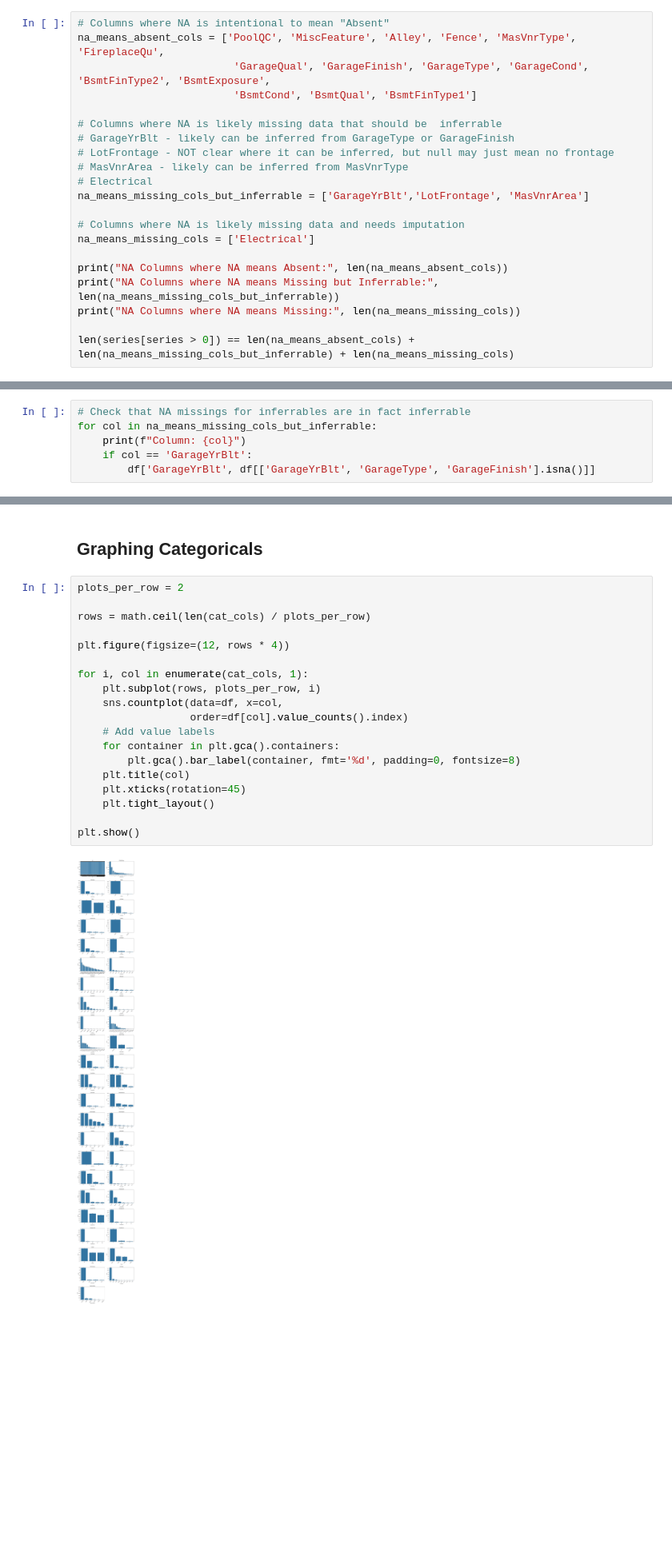
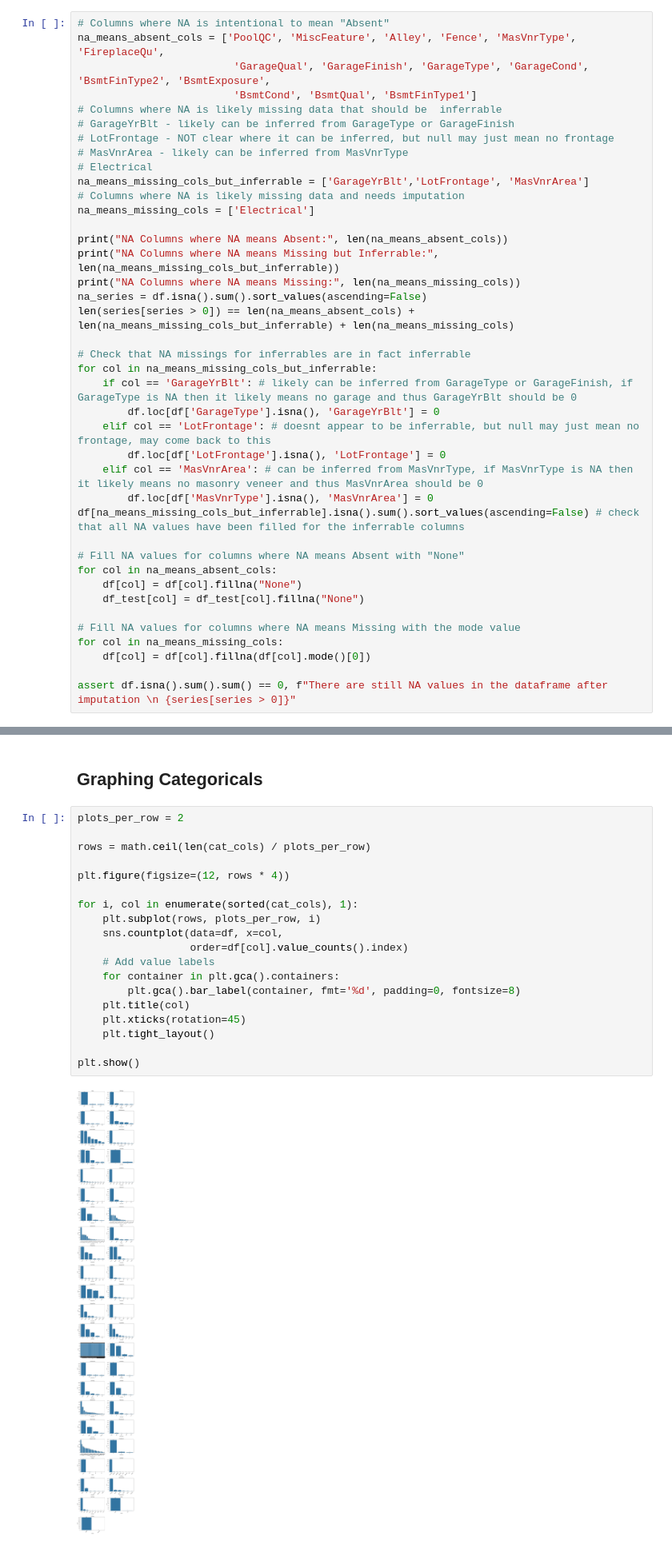
Before and after one commit to Rmorsch/Ames-House-Prices, a Jupyter notebook: EDA.ipynb, the cells around one changed output, grey strips where cells are left out. Shown at 80% size. Drawn from its saved outputs; the diff is of its cells as text; blank space fills up the shorter version.

Commit message:
[feat] null handling, models, and model analysis

```diff
--- a/EDA.ipynb
+++ b/EDA.ipynb
@@ -106,22 +109,41 @@ Didn't know this but a lot of these Nulls aren't actually Nulls, but pandas read
 na_means_absent_cols = ['PoolQC', 'MiscFeature', 'Alley', 'Fence', 'MasVnrType', 'FireplaceQu',
                          'GarageQual', 'GarageFinish', 'GarageType', 'GarageCond', 'BsmtFinType2', 'BsmtExposure',
                          'BsmtCond', 'BsmtQual', 'BsmtFinType1']
-
 # Columns where NA is likely missing data that should be  inferrable
 # GarageYrBlt - likely can be inferred from GarageType or GarageFinish
 # LotFrontage - NOT clear where it can be inferred, but null may just mean no frontage
 # MasVnrArea - likely can be inferred from MasVnrType
 # Electrical
 na_means_missing_cols_but_inferrable = ['GarageYrBlt','LotFrontage', 'MasVnrArea']
-
 # Columns where NA is likely missing data and needs imputation
 na_means_missing_cols = ['Electrical']
 
 print("NA Columns where NA means Absent:", len(na_means_absent_cols))
 print("NA Columns where NA means Missing but Inferrable:", len(na_means_missing_cols_but_inferrable))
 print("NA Columns where NA means Missing:", len(na_means_missing_cols))
+na_series = df.isna().sum().sort_values(ascending=False)
+len(series[series > 0]) == len(na_means_absent_cols) + len(na_means_missing_cols_but_inferrable) + len(na_means_missing_cols)
 
-len(series[series > 0]) == len(na_means_absent_cols) + len(na_means_missing_cols_but_inferrable) + len(na_means_missing_cols)
+# Check that NA missings for inferrables are in fact inferrable
+for col in na_means_missing_cols_but_inferrable:
+    if col == 'GarageYrBlt': # likely can be inferred from GarageType or GarageFinish, if GarageType is NA then it likely means no garage and thus GarageYrBlt should be 0
+        df.loc[df['GarageType'].isna(), 'GarageYrBlt'] = 0
+    elif col == 'LotFrontage': # doesnt appear to be inferrable, but null may just mean no frontage, may come back to this
+        df.loc[df['LotFrontage'].isna(), 'LotFrontage'] = 0
+    elif col == 'MasVnrArea': # can be inferred from MasVnrType, if MasVnrType is NA then it likely means no masonry veneer and thus MasVnrArea should be 0
+        df.loc[df['MasVnrType'].isna(), 'MasVnrArea'] = 0
+df[na_means_missing_cols_but_inferrable].isna().sum().sort_values(ascending=False) # check that all NA values have been filled for the inferrable columns
+
+# Fill NA values for columns where NA means Absent with "None"
+for col in na_means_absent_cols:
+    df[col] = df[col].fillna("None")
+    df_test[col] = df_test[col].fillna("None")
+
+# Fill NA values for columns where NA means Missing with the mode value
+for col in na_means_missing_cols:
+    df[col] = df[col].fillna(df[col].mode()[0])
+
+assert df.isna().sum().sum() == 0, f"There are still NA values in the dataframe after imputation \n {series[series > 0]}"
 # %% [output]
 NA Columns where NA means Absent: 15
 NA Columns where NA means Missing but Inferrable: 3
@@ -137,6 +150,0 @@ InvalidIndexError: ('GarageYrBlt',       GarageYrBlt  GarageType  GarageFinish
-# %%
-# Check that NA missings for inferrables are in fact inferrable
-for col in na_means_missing_cols_but_inferrable:
-    print(f"Column: {col}")
-    if col == 'GarageYrBlt':
-        df['GarageYrBlt', df[['GarageYrBlt', 'GarageType', 'GarageFinish'].isna()]]
@@ -1818,24 +1809,24 @@ Index(['Id', 'MSSubClass', 'MSZoning', 'Street', 'Alley', 'LotShape',
 # %%
 plots_per_row = 2
 
 rows = math.ceil(len(cat_cols) / plots_per_row)
 
 plt.figure(figsize=(12, rows * 4))
 
-for i, col in enumerate(cat_cols, 1):
+for i, col in enumerate(sorted(cat_cols), 1):
     plt.subplot(rows, plots_per_row, i)
     sns.countplot(data=df, x=col,
                   order=df[col].value_counts().index)
     # Add value labels
     for container in plt.gca().containers:
         plt.gca().bar_label(container, fmt='%d', padding=0, fontsize=8)
     plt.title(col)
     plt.xticks(rotation=45)
     plt.tight_layout()
 
 plt.show()
 # %% [output]
-[figure, old version]
+[figure, new version]
 # %% [markdown]
 ## Graphing Numericals
 # %%
```
Also changed, not shown: parts of 28 cells of this notebook, 1 other file.
